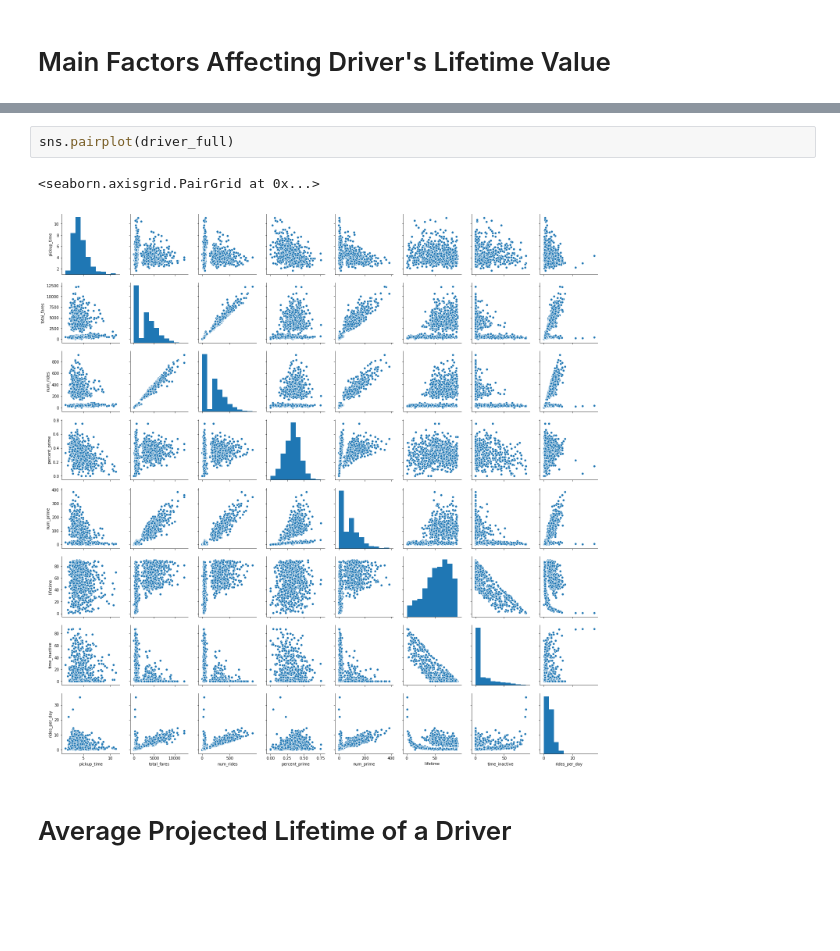
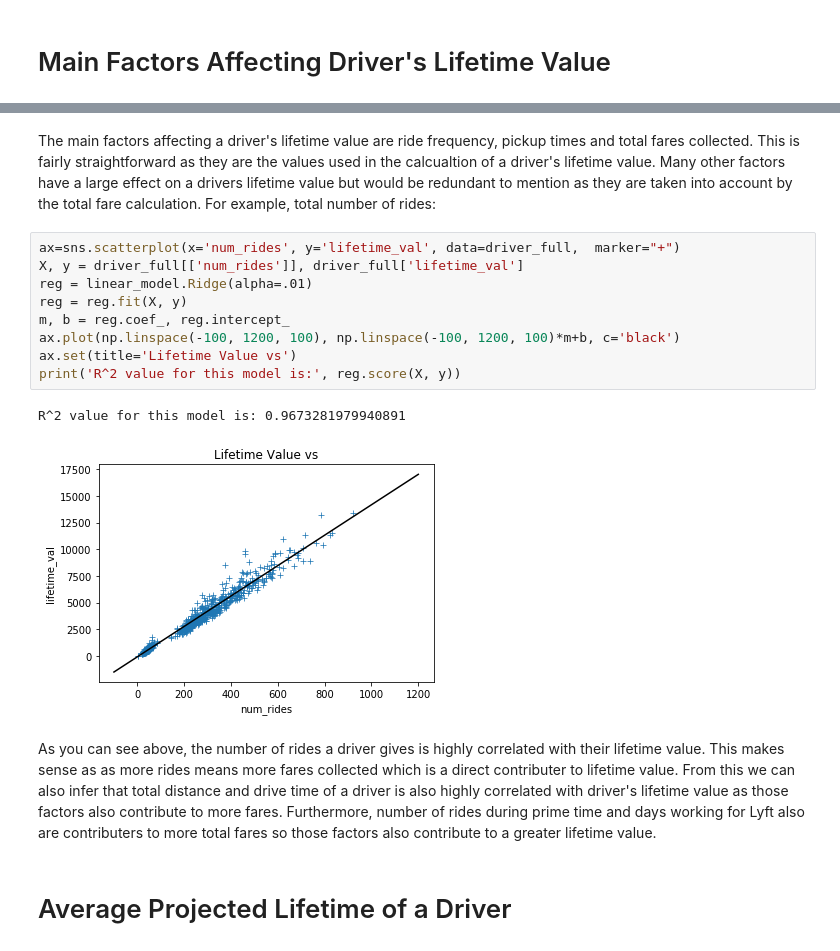
Before and after one commit to Afosado/lyft_competition, a Jupyter notebook: Lyft Competition.ipynb, the cells around one changed output, grey strips where cells are left out. Cells and saved outputs as stored; diff of their text form; blank space fills up the shorter version.

```diff
--- a/Lyft Competition.ipynb
+++ b/Lyft Competition.ipynb
@@ -67,7 +53,18 @@ sns.scatterplot(x='rides_per_day', y='total_fares',
-# %%
-sns.pairplot(driver_full)
-# %% [output]
-<seaborn.axisgrid.PairGrid at 0x...>
-[figure, removed]
+# %% [markdown]
+The main factors affecting a driver's lifetime value are ride frequency, pickup times and total fares collected. This is fairly straightforward as they are the values used in the calcualtion of a driver's lifetime value. Many other factors have a large effect on a drivers lifetime value but would be redundant to mention as they are taken into account by the total fare calculation. For example, total number of rides:
+# %%
+ax=sns.scatterplot(x='num_rides', y='lifetime_val', data=driver_full,  marker="+")
+X, y = driver_full[['num_rides']], driver_full['lifetime_val']
+reg = linear_model.Ridge(alpha=.01)
+reg = reg.fit(X, y)
+m, b = reg.coef_, reg.intercept_
+ax.plot(np.linspace(-100, 1200, 100), np.linspace(-100, 1200, 100)*m+b, c='black')
+ax.set(title='Lifetime Value vs')
+print('R^2 value for this model is:', reg.score(X, y))
+# %% [output]
+R^2 value for this model is: 0.9673281979940891
+[figure, added]
+# %% [markdown]
+As you can see above, the number of rides a driver gives is highly correlated with their lifetime value. This makes sense as as more rides means more fares collected which is a direct contributer to lifetime value. From this we can also infer that total distance and drive time of a driver is also highly correlated with driver's lifetime value as those factors also contribute to more fares. Furthermore, number of rides during prime time and days working for Lyft also are contributers to more total fares so those factors also contribute to a greater lifetime value.
 # %% [markdown]
 # Average Projected Lifetime of a Driver
```
Also changed, not shown: parts of 39 cells of this notebook, 2 other files.
